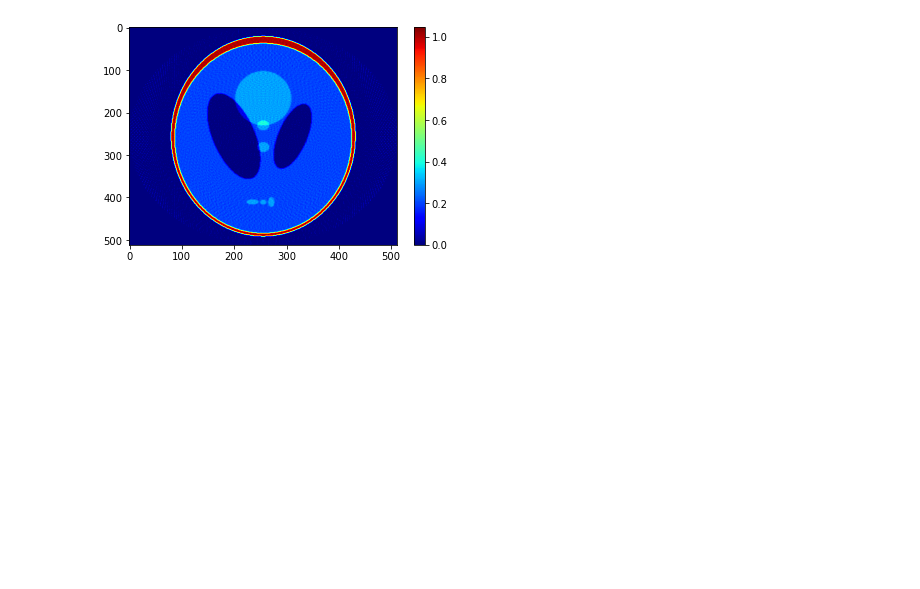
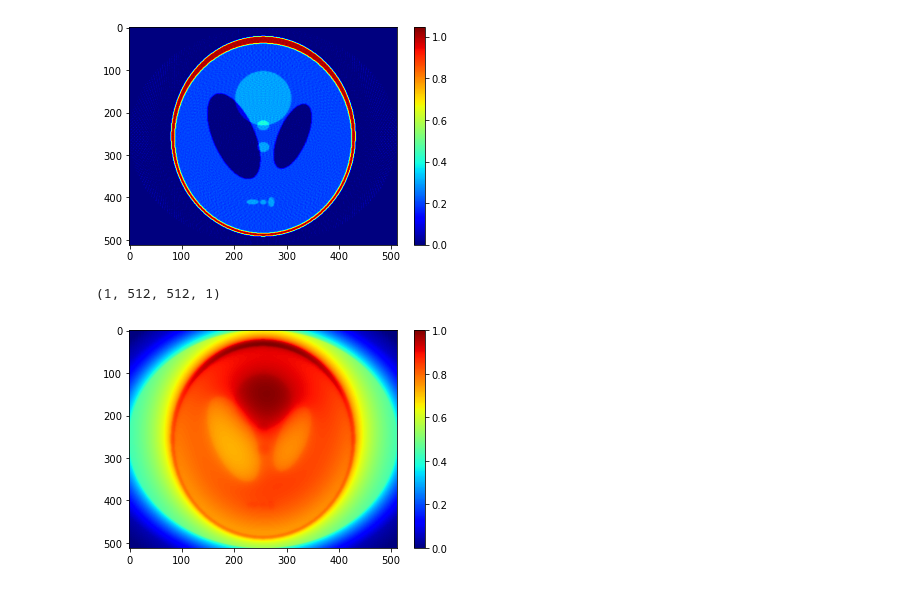
Before and after one commit to antonyvam/nDTomo, a Jupyter notebook: examples/notebooks/example_tomo_tf_01.ipynb, the cells around one changed output. Cells and saved outputs as stored; diff of their text form; code cells hidden in the pictures; blank space fills up the shorter version.

```diff
--- a/examples/notebooks/example_tomo_tf_01.ipynb
+++ b/examples/notebooks/example_tomo_tf_01.ipynb
@@ -66,3 +71,13 @@ showim(fbp, 3, clim=(0, np.max(fbp)))
 256.49999999999966
 The dimensions of the reconstructed volume are  (512, 512)
 [figure]
+# %%
+bptf = tf_tomo_bp(tf.cast(sino, tf.float32), theta)
+bptf = bptf/tf.reduce_max(bptf)
+
+print(bptf.shape)
+
+showim(tf_tomo_squeeze(bptf), 3)
+# %% [output]
+(1, 512, 512, 1)
+[figure, added]
```
Also changed, not shown: parts of 4 cells of this notebook.
